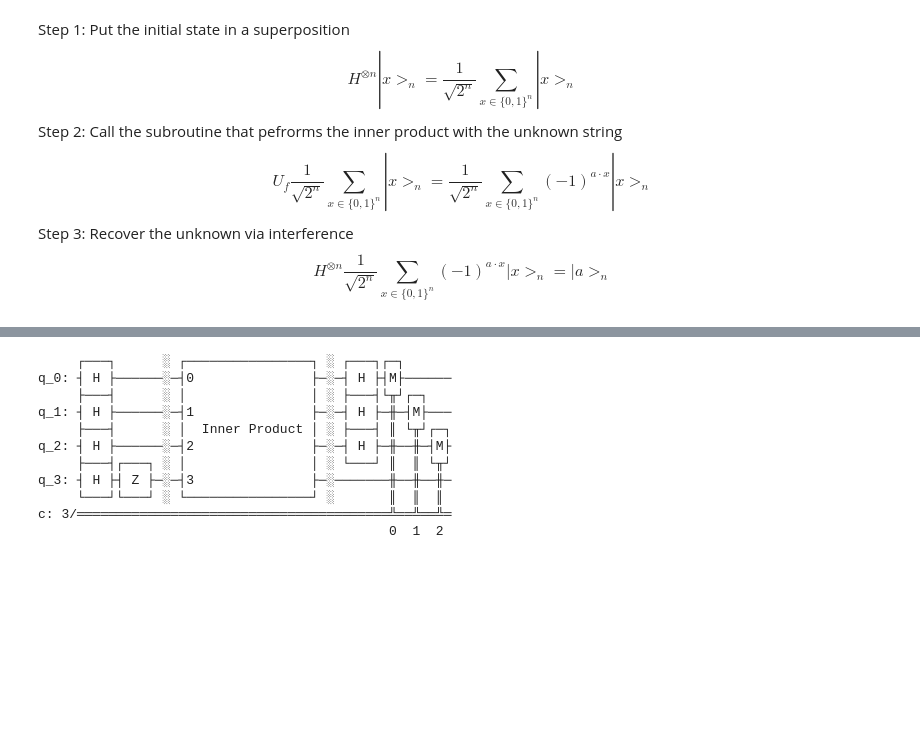
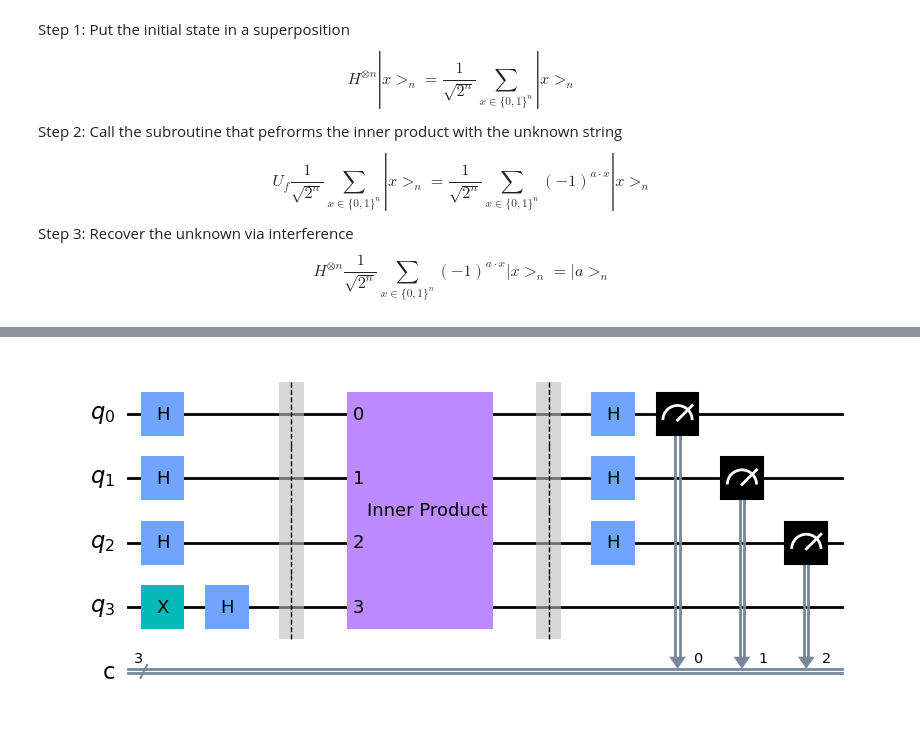
Before and after one commit to algorythmist/quantum-computing, a Jupyter notebook: qiskit-bvalgo.ipynb, the cells around one changed output, grey strips where cells are left out. Drawn from its saved outputs; the diff is of its cells as text; code cells hidden in the pictures; blank space fills up the shorter version.

Commit message:
added qiskit algorithm showcase

```diff
--- a/qiskit-bvalgo.ipynb
+++ b/qiskit-bvalgo.ipynb
@@ -6,29 +4,7 @@ from qiskit.visualization import plot_histogram
 # %% [markdown]
 # The Bernstein-Vazirani Algorithm
 # %%
-def hadamard(circuit: QuantumCircuit, qubits: int):
-    """
-    Put all qubits in a superposition
-    """
-    for qubit in range(qubits):
-        circuit.h(qubit)
-
-def measure(circuit, qubits: int):
-    """
-    Measure all bits
-    """
-    for i in range(qubits):
-        circuit.measure(i, i)
-
-def simulate(circuit: QuantumCircuit):
-    """
-    Simulate the circuit and return the histogram
-    """
-    aer_sim = Aer.get_backend('aer_simulator')
-    transpiled_dj_circuit = transpile(circuit, aer_sim)
-    job = assemble(transpiled_dj_circuit)
-    result = aer_sim.run(job).result()
-    return result.get_counts()
+from qc.qiskit_helper import hadamard, measure, simulate
 # %% [markdown]
 Step 1: Put the initial state in a superposition
 $$
@@ -79,8 +46,8 @@ def build_circuit(oracle, n):
     bv_circuit = QuantumCircuit(n+1, n)
 
     # put auxiliary in state |->
+    bv_circuit.x(n)
     bv_circuit.h(n)
-    bv_circuit.z(n)
 
     # Apply Hadamard gates before querying the oracle
     hadamard(bv_circuit, n)
@@ -103,19 +70,9 @@ def build_circuit(oracle, n):
 # %%
 a = '101'   # the hidden binary string
 n = len(a)
 oracle = bv_oracle(a)
 circuit = build_circuit(oracle, n)
-circuit.draw()
+circuit.draw(output='mpl')
 # %% [output]
-     ┌───┐      ░ ┌────────────────┐ ░ ┌───┐┌─┐
-q_0: ┤ H ├──────░─┤0               ├─░─┤ H ├┤M├──────
-     ├───┤      ░ │                │ ░ ├───┤└╥┘┌─┐
-q_1: ┤ H ├──────░─┤1               ├─░─┤ H ├─╫─┤M├───
-     ├───┤      ░ │  Inner Product │ ░ ├───┤ ║ └╥┘┌─┐
-q_2: ┤ H ├──────░─┤2               ├─░─┤ H ├─╫──╫─┤M├
-     ├───┤┌───┐ ░ │                │ ░ └───┘ ║  ║ └╥┘
-q_3: ┤ H ├┤ Z ├─░─┤3               ├─░───────╫──╫──╫─
-     └───┘└───┘ ░ └────────────────┘ ░       ║  ║  ║
-c: 3/════════════════════════════════════════╩══╩══╩═
-                                             0  1  2
+[figure, added]
 # %%
```
Also changed, not shown: parts of 6 cells of this notebook, 10 other files.
